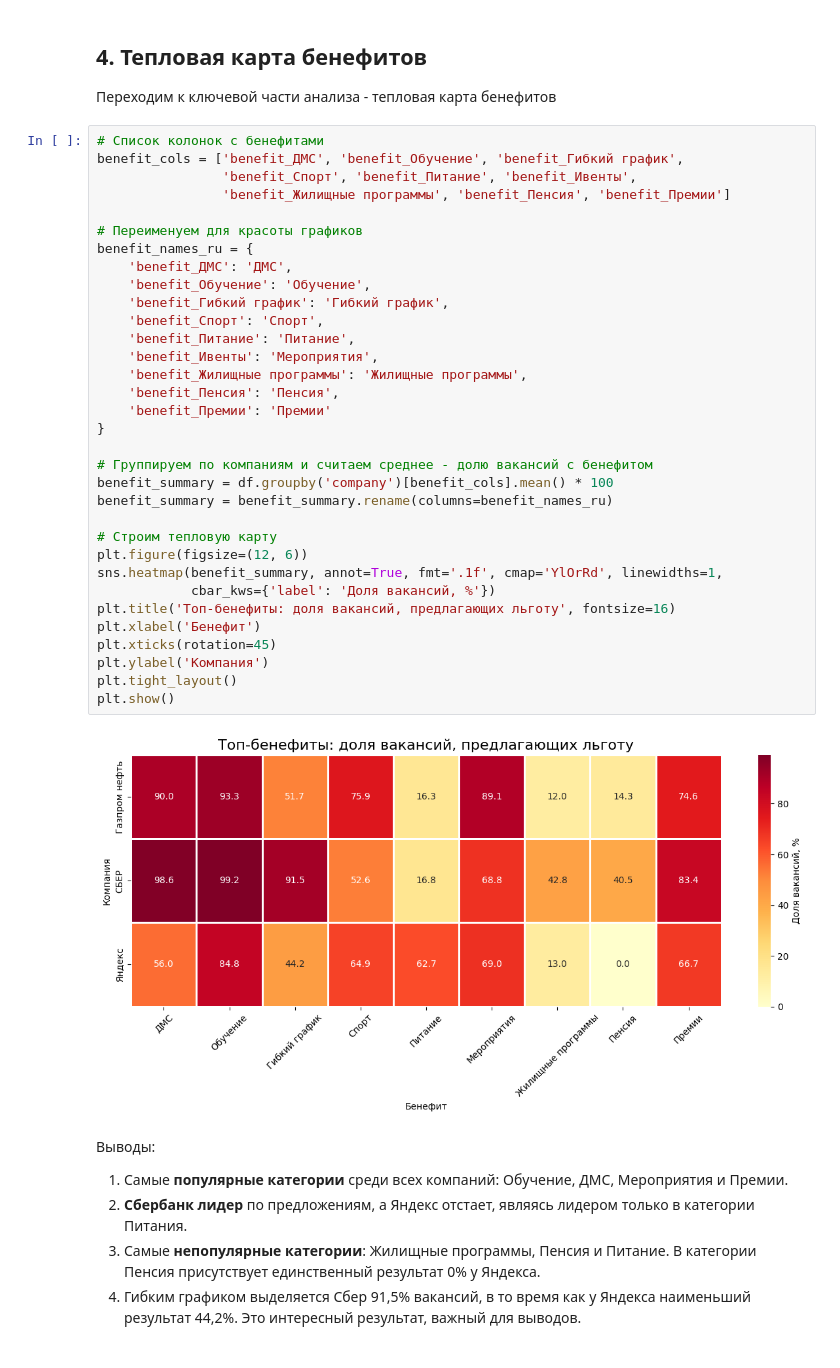
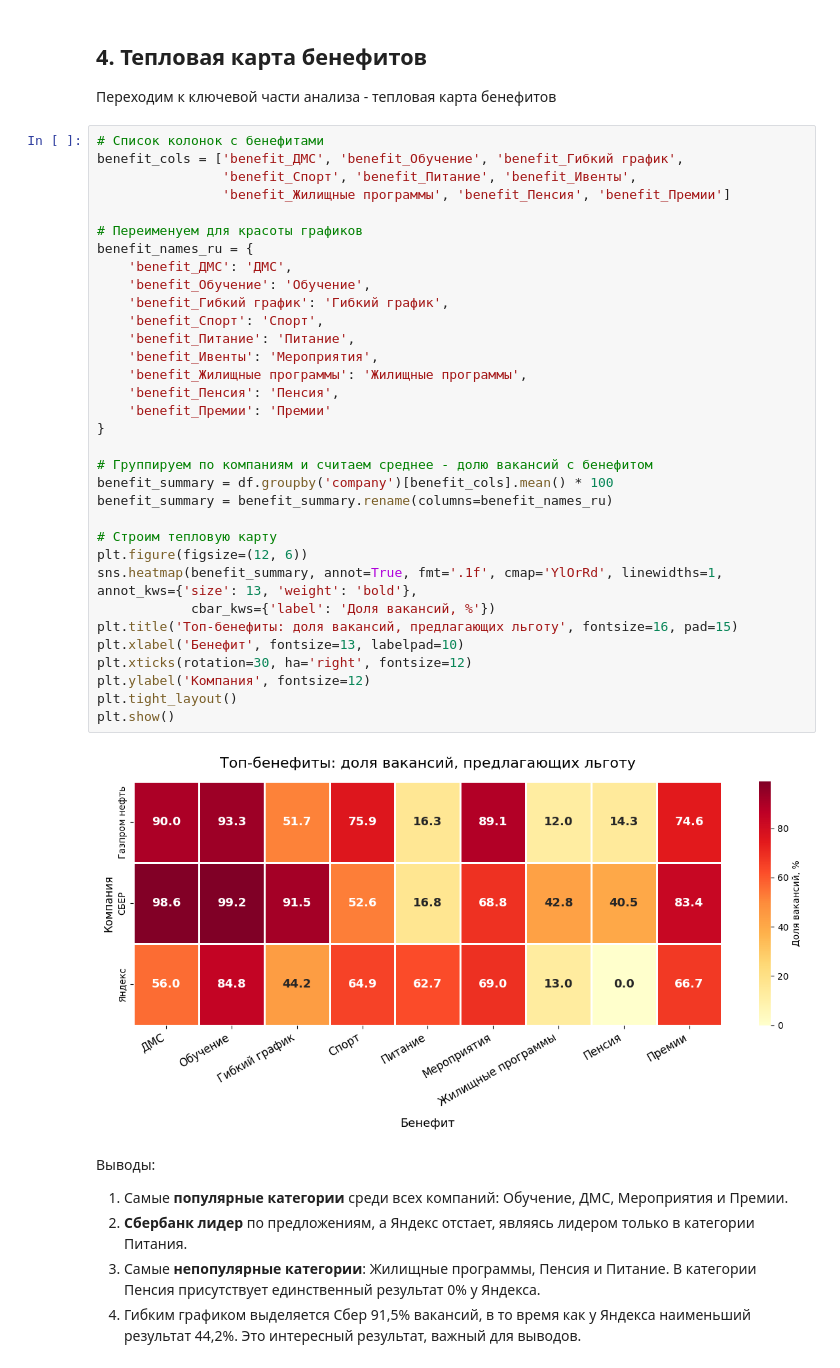
Before and after one commit to DDDDDE15/hh_benefits_analysis, a Jupyter notebook: notebooks/hr_brand.ipynb, the cells around one changed output. Cells and saved outputs as stored; diff of their text form.

```diff
--- a/notebooks/hr_brand.ipynb
+++ b/notebooks/hr_brand.ipynb
@@ -220,38 +221,38 @@ plt.show()
 # %%
 # Список колонок с бенефитами
 benefit_cols = ['benefit_ДМС', 'benefit_Обучение', 'benefit_Гибкий график',
                 'benefit_Спорт', 'benefit_Питание', 'benefit_Ивенты',
                 'benefit_Жилищные программы', 'benefit_Пенсия', 'benefit_Премии']
 
 # Переименуем для красоты графиков
 benefit_names_ru = {
     'benefit_ДМС': 'ДМС',
     'benefit_Обучение': 'Обучение',
     'benefit_Гибкий график': 'Гибкий график',
     'benefit_Спорт': 'Спорт',
     'benefit_Питание': 'Питание',
     'benefit_Ивенты': 'Мероприятия',
     'benefit_Жилищные программы': 'Жилищные программы',
     'benefit_Пенсия': 'Пенсия',
     'benefit_Премии': 'Премии'
 }
 
 # Группируем по компаниям и считаем среднее - долю вакансий с бенефитом
 benefit_summary = df.groupby('company')[benefit_cols].mean() * 100
 benefit_summary = benefit_summary.rename(columns=benefit_names_ru)
 
 # Строим тепловую карту
 plt.figure(figsize=(12, 6))
-sns.heatmap(benefit_summary, annot=True, fmt='.1f', cmap='YlOrRd', linewidths=1,
+sns.heatmap(benefit_summary, annot=True, fmt='.1f', cmap='YlOrRd', linewidths=1, annot_kws={'size': 13, 'weight': 'bold'},
             cbar_kws={'label': 'Доля вакансий, %'})
-plt.title('Топ-бенефиты: доля вакансий, предлагающих льготу', fontsize=16)
-plt.xlabel('Бенефит')
-plt.xticks(rotation=45)
-plt.ylabel('Компания')
+plt.title('Топ-бенефиты: доля вакансий, предлагающих льготу', fontsize=16, pad=15)
+plt.xlabel('Бенефит', fontsize=13, labelpad=10)
+plt.xticks(rotation=30, ha='right', fontsize=12)
+plt.ylabel('Компания', fontsize=12)
 plt.tight_layout()
 plt.show()
 # %% [output]
-[figure, old version]
+[figure, new version]
 # %% [markdown]
 Выводы:
 1. Самые **популярные категории** среди всех компаний: Обучение, ДМС, Мероприятия и Премии.
```
Also changed, not shown: parts of 4 cells of this notebook.
